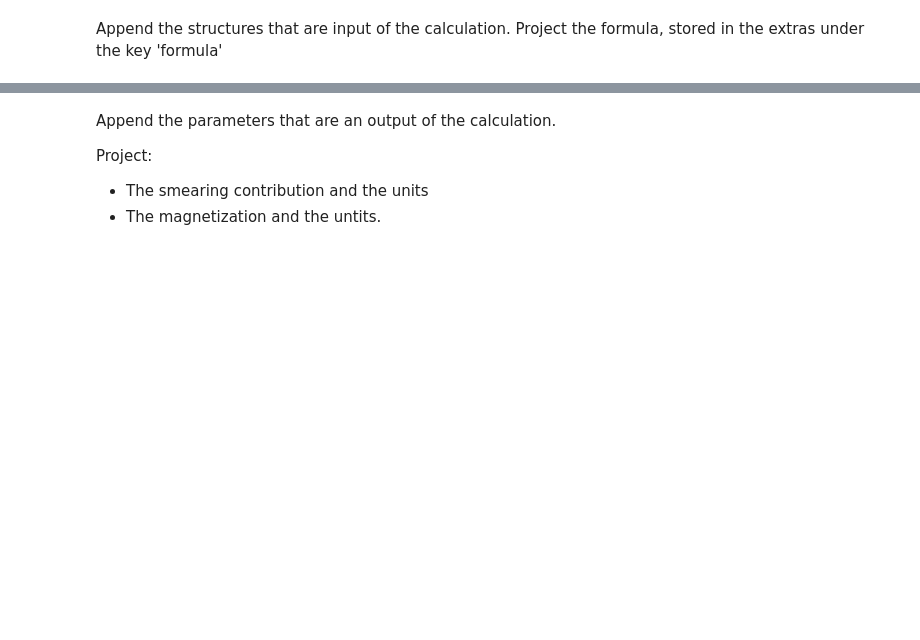
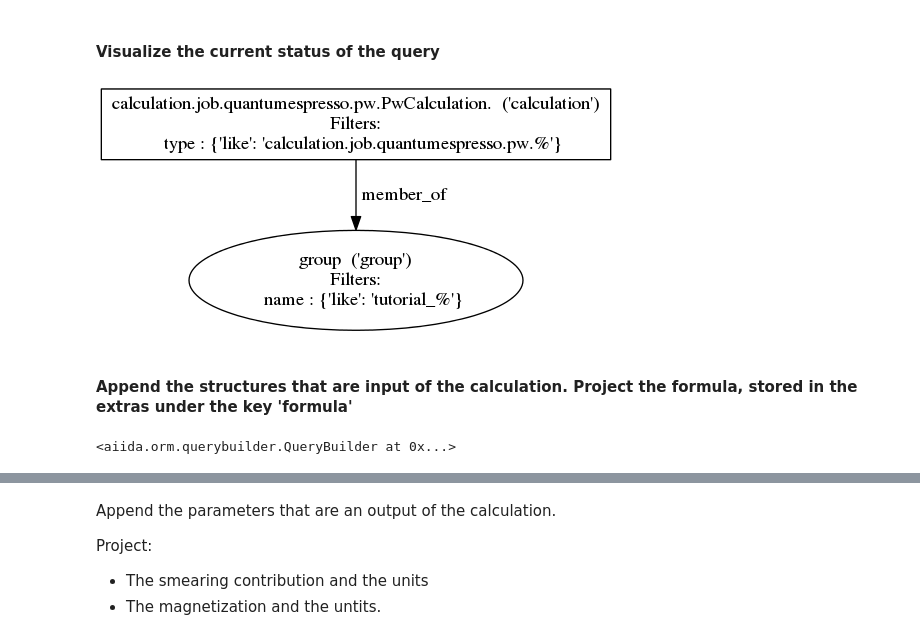
Before and after one commit to aiidateam/aiida_demos, a Jupyter notebook: notebook/query_screening_database.ipynb, the cells around one changed output, grey strips where cells are left out. Saved outputs shown, nothing was run; the diff lists cells and outputs as text; code cells hidden in the pictures; blank space fills up the shorter version.

```diff
--- a/notebook/query_screening_database.ipynb
+++ b/notebook/query_screening_database.ipynb
@@ -152,6 +161,13 @@ generate_query_graph(qb.get_json_compatible_queryhelp(), 'query2.png')
+# %% [markdown]
+#### Visualize the current status of the query
+# %%
+generate_query_graph(qb.get_json_compatible_queryhelp(), 'query2.png')
+Image(filename='query2.png')
+# %% [output]
+[figure, added]
 # %% [markdown]
-Append the structures that are input of the calculation.
-Project the formula, stored in the extras under the key 'formula'
+#### Append the structures that are input of the calculation. Project the formula, stored in the extras under the key 'formula'
 # %%
 qb.append(StructureData, project=['extras.formula'], tag='structure', input_of='calculation')
-generate_query_graph(qb.get_json_compatible_queryhelp(), 'query3.png')
+# %% [output]
+<aiida.orm.querybuilder.QueryBuilder at 0x...>
```
Also changed, not shown: parts of 24 cells of this notebook, 5 other files.
